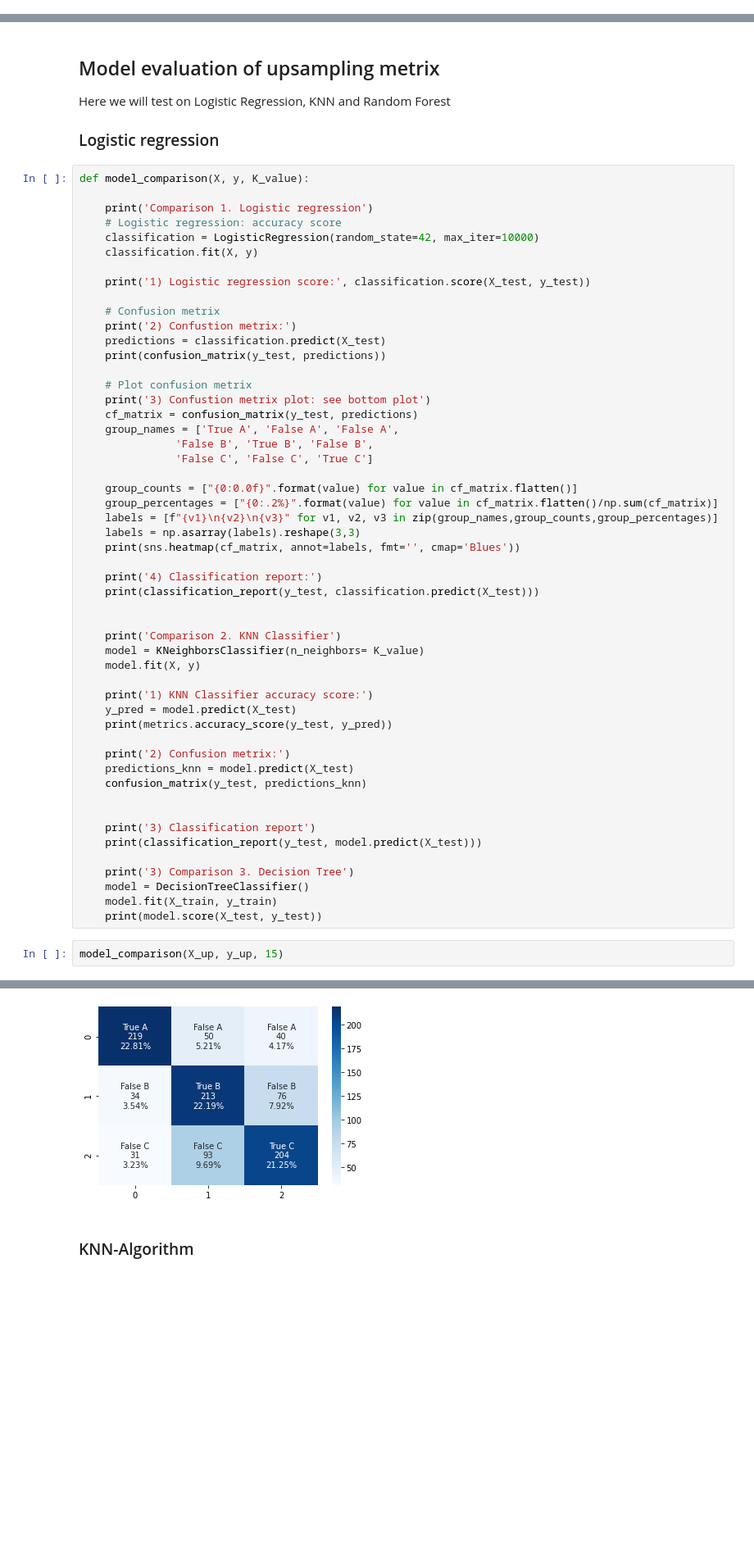
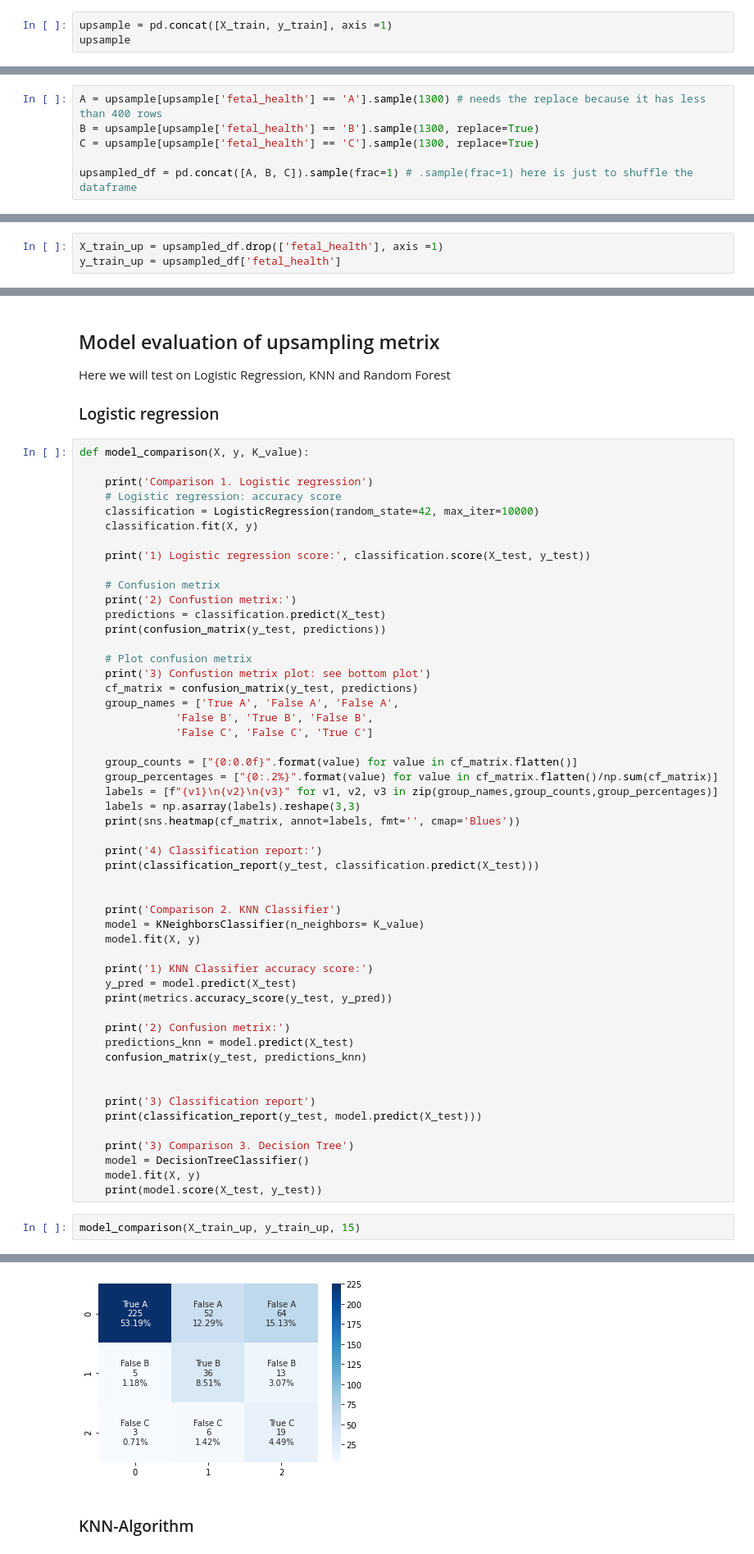
Before and after one commit to yuawano/fetal_health_classification, a Jupyter notebook: 3.1_ML_upsampling.ipynb, the cells around one changed output, grey strips where cells are left out. Shown: that part at 82% size. Drawn from its saved outputs; the diff is of its cells as text; blank space fills up the shorter version.

```diff
--- a/3.1_ML_upsampling.ipynb
+++ b/3.1_ML_upsampling.ipynb
@@ -82,0 +73,3 @@ X_train, X_test, y_train, y_test = train_test_split(X_up, y_up, test_size=0.2, r
+# %%
+upsample = pd.concat([X_train, y_train], axis =1)
+upsample
@@ -82,0 +90,6 @@ X_train, X_test, y_train, y_test = train_test_split(X_up, y_up, test_size=0.2, r
+# %%
+A = upsample[upsample['fetal_health'] == 'A'].sample(1300) # needs the replace because it has less than 400 rows
+B = upsample[upsample['fetal_health'] == 'B'].sample(1300, replace=True)
+C = upsample[upsample['fetal_health'] == 'C'].sample(1300, replace=True)
+
+upsampled_df = pd.concat([A, B, C]).sample(frac=1) # .sample(frac=1) here is just to shuffle the dataframe
@@ -83,3 +107,6 @@ X_train, X_test, y_train, y_test = train_test_split(X_up, y_up, test_size=0.2, r
+# %%
+X_train_up = upsampled_df.drop(['fetal_health'], axis =1)
+y_train_up = upsampled_df['fetal_health']
 # %% [markdown]
 ### Scaling the numericals and save the transformation file
 # %%
@@ -156,9 +174,9 @@ def model_comparison(X, y, K_value):
 
     print('3) Comparison 3. Decision Tree')
     model = DecisionTreeClassifier()
-    model.fit(X_train, y_train)
+    model.fit(X, y)
     print(model.score(X_test, y_test))
 # %%
-model_comparison(X_up, y_up, 15)
+model_comparison(X_train_up, y_train_up, 15)
 # %% [output]
 Comparison 1. Logistic regression
@@ -181,4 +199,4 @@ weighted avg       0.90      0.90      0.90       960
-[figure, old version]
+[figure, new version]
 # %% [markdown]
 ### KNN-Algorithm
 # %% [markdown]
```
Also changed, not shown: parts of 26 cells of this notebook, 1 other file.
